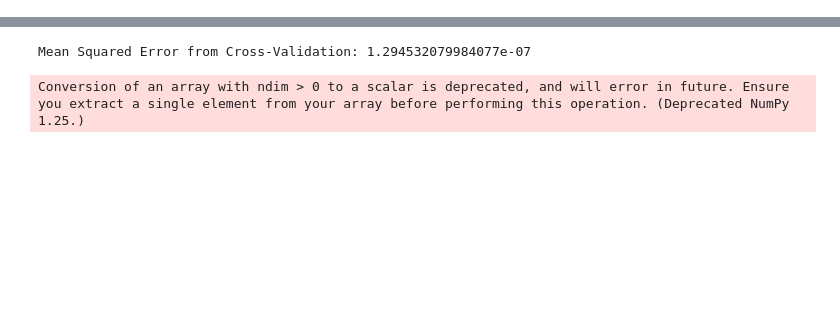
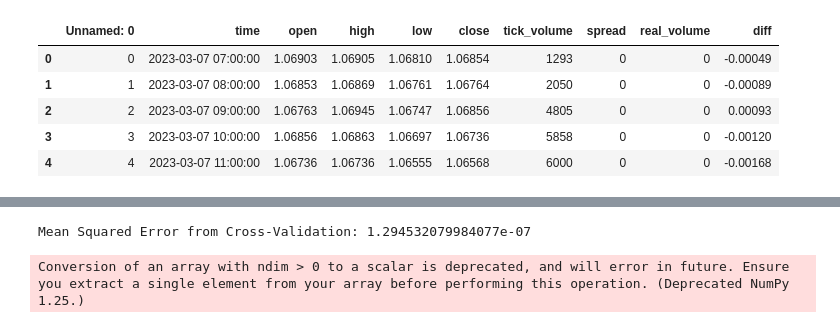
Before and after one commit to ruslanmasinjila/COMP-6936-ASSIGNMENT-1, a Jupyter notebook: assignment1_part1.ipynb, the cells around one changed output, grey strips where cells are left out. Drawn from its saved outputs; the diff is of its cells as text; code cells hidden in the pictures; blank space fills up the shorter version.

Commit message:
about to start visualizing raw data

```diff
--- a/assignment1_part1.ipynb
+++ b/assignment1_part1.ipynb
@@ -0,0 +22,28 @@
+# %%
+#!pip install plotly                      # Uncoment this if running in Colab for the first time
+#!pip install pygam                       # Uncoment this if running in Colab for the first time
+#!pip install lime                        # Uncoment this if running in Colab for the first time
+
+import pandas as pd
+import numpy as np
+from pygam import LinearGAM, s
+from sklearn.model_selection import KFold
+from datetime import datetime
+import plotly.graph_objs as go
+import plotly.express as px
+import seaborn as sns
+import matplotlib.pyplot as plt
+
+future_steps = 5  # Specify how many future steps you want to predict
+
+# Load Data
+rates_frame = pd.read_csv('EURUSD_RATES')[:-future_steps]
+rates_frame['time'] = pd.to_datetime(rates_frame['time'], unit='s')
+rates_frame.head(5)
+# %% [output]
+|  | Unnamed: 0 | time | open | high | low | close | tick_volume | spread | real_volume | diff |
+| 0 | 0 | 2023-03-07 07:00:00 | 1.06903 | 1.06905 | 1.06810 | 1.06854 | 1293 | 0 | 0 | -0.00049 |
+| 1 | 1 | 2023-03-07 08:00:00 | 1.06853 | 1.06869 | 1.06761 | 1.06764 | 2050 | 0 | 0 | -0.00089 |
+| 2 | 2 | 2023-03-07 09:00:00 | 1.06763 | 1.06945 | 1.06747 | 1.06856 | 4805 | 0 | 0 | 0.00093 |
+| 3 | 3 | 2023-03-07 10:00:00 | 1.06856 | 1.06863 | 1.06697 | 1.06736 | 5858 | 0 | 0 | -0.00120 |
+| 4 | 4 | 2023-03-07 11:00:00 | 1.06736 | 1.06736 | 1.06555 | 1.06568 | 6000 | 0 | 0 | -0.00168 |
```
Also changed, not shown: parts of 5 cells of this notebook.
